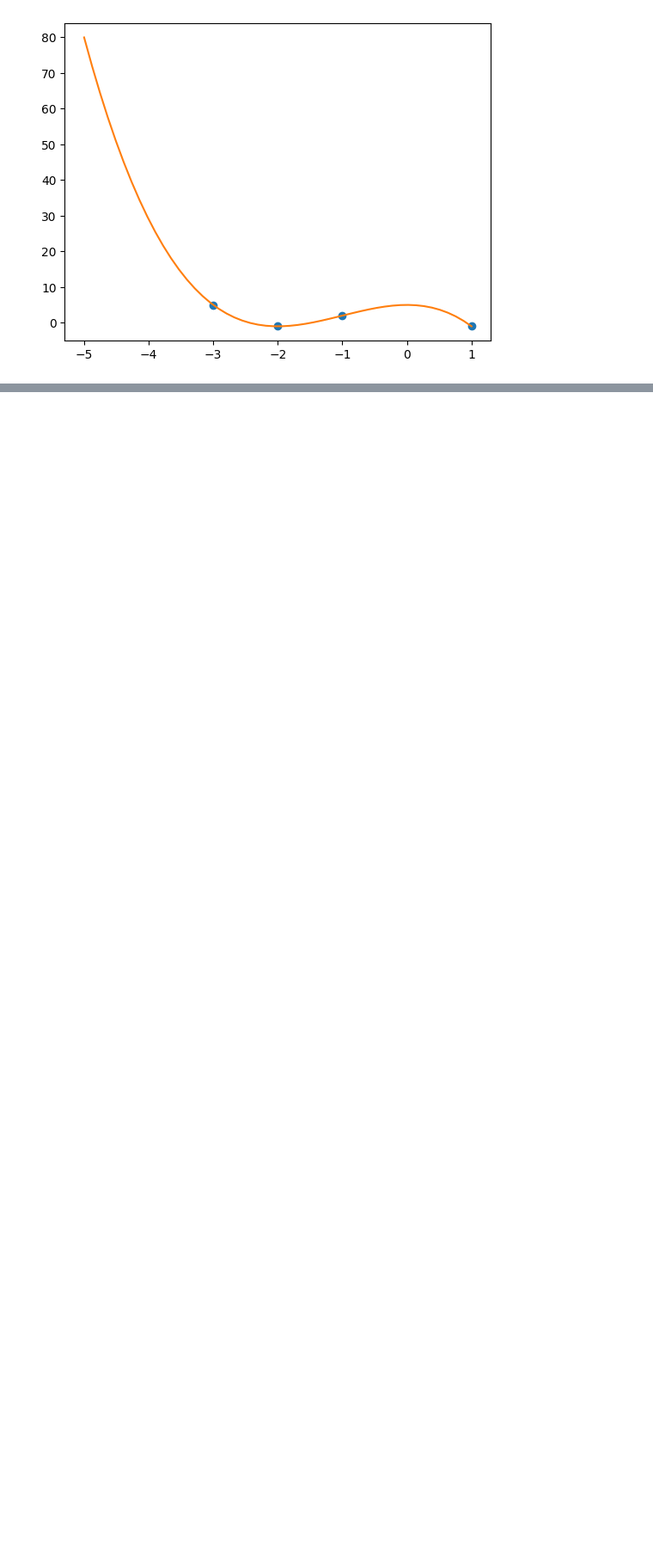
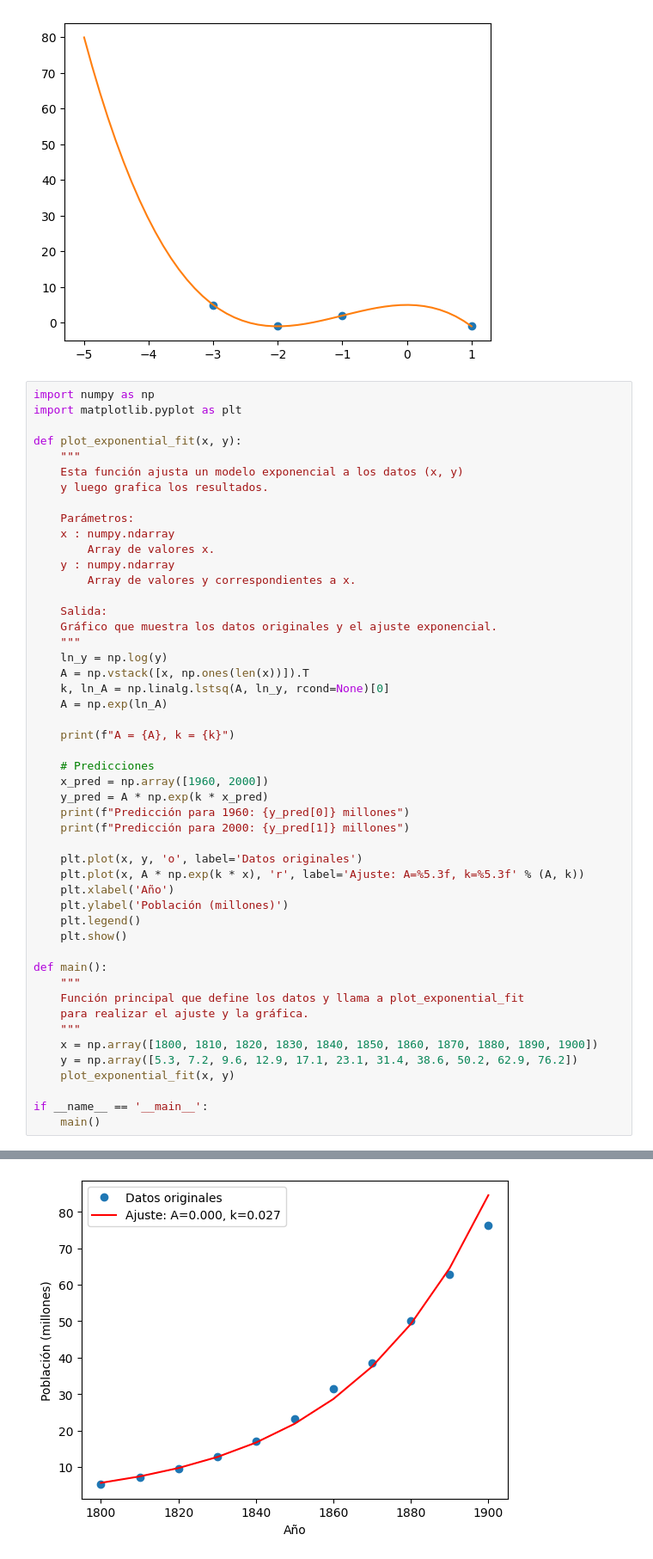
Before and after one commit to Another-DevX/LinearAlgebra, a Jupyter notebook: differenceOfSquares/main.ipynb, the cells around one changed output, grey strips where cells are left out. Shown at 86% size. Saved outputs shown, nothing was run; the diff lists cells and outputs as text; blank space fills up the shorter version.

```diff
--- a/differenceOfSquares/main.ipynb
+++ b/differenceOfSquares/main.ipynb
@@ -60,3 +60,53 @@ Requirement already satisfied: six>=1.5 in /Library/Developer/CommandLineTools/L
 Note: you may need to restart the kernel to use updated packages.
 [ 5.00000000e+00 -3.00614234e-15 -4.50000000e+00 -1.50000000e+00]
 [figure]
+# %%
+import numpy as np
+import matplotlib.pyplot as plt
+
+def plot_exponential_fit(x, y):
+    """
+    Esta función ajusta un modelo exponencial a los datos (x, y)
+    y luego grafica los resultados.
+
+    Parámetros:
+    x : numpy.ndarray
+        Array de valores x.
+    y : numpy.ndarray
+        Array de valores y correspondientes a x.
+
+    Salida:
+    Gráfico que muestra los datos originales y el ajuste exponencial.
+    """
+    ln_y = np.log(y)
+    A = np.vstack([x, np.ones(len(x))]).T
+    k, ln_A = np.linalg.lstsq(A, ln_y, rcond=None)[0]
+    A = np.exp(ln_A)
+
+    print(f"A = {A}, k = {k}")
+
+    # Predicciones
+    x_pred = np.array([1960, 2000])
+    y_pred = A * np.exp(k * x_pred)
+    print(f"Predicción para 1960: {y_pred[0]} millones")
+    print(f"Predicción para 2000: {y_pred[1]} millones")
+
+    plt.plot(x, y, 'o', label='Datos originales')
+    plt.plot(x, A * np.exp(k * x), 'r', label='Ajuste: A=%5.3f, k=%5.3f' % (A, k))
+    plt.xlabel('Año')
+    plt.ylabel('Población (millones)')
+    plt.legend()
+    plt.show()
+
+def main():
+    """
+    Función principal que define los datos y llama a plot_exponential_fit
+    para realizar el ajuste y la gráfica.
+    """
+    x = np.array([1800, 1810, 1820, 1830, 1840, 1850, 1860, 1870, 1880, 1890, 1900])
+    y = np.array([5.3, 7.2, 9.6, 12.9, 17.1, 23.1, 31.4, 38.6, 50.2, 62.9, 76.2])
+    plot_exponential_fit(x, y)
+
+if __name__ == '__main__':
+    main()
+# %% [output]
@@ -63,3 +116,4 @@ Note: you may need to restart the kernel to use updated packages.
+[figure, added]
 # %% [markdown]
 # Aproximación de Cuadrados Mínimos mediante Álgebra Lineal
 
```
Also changed, not shown: parts of 1 cell of this notebook, 4 other files.
